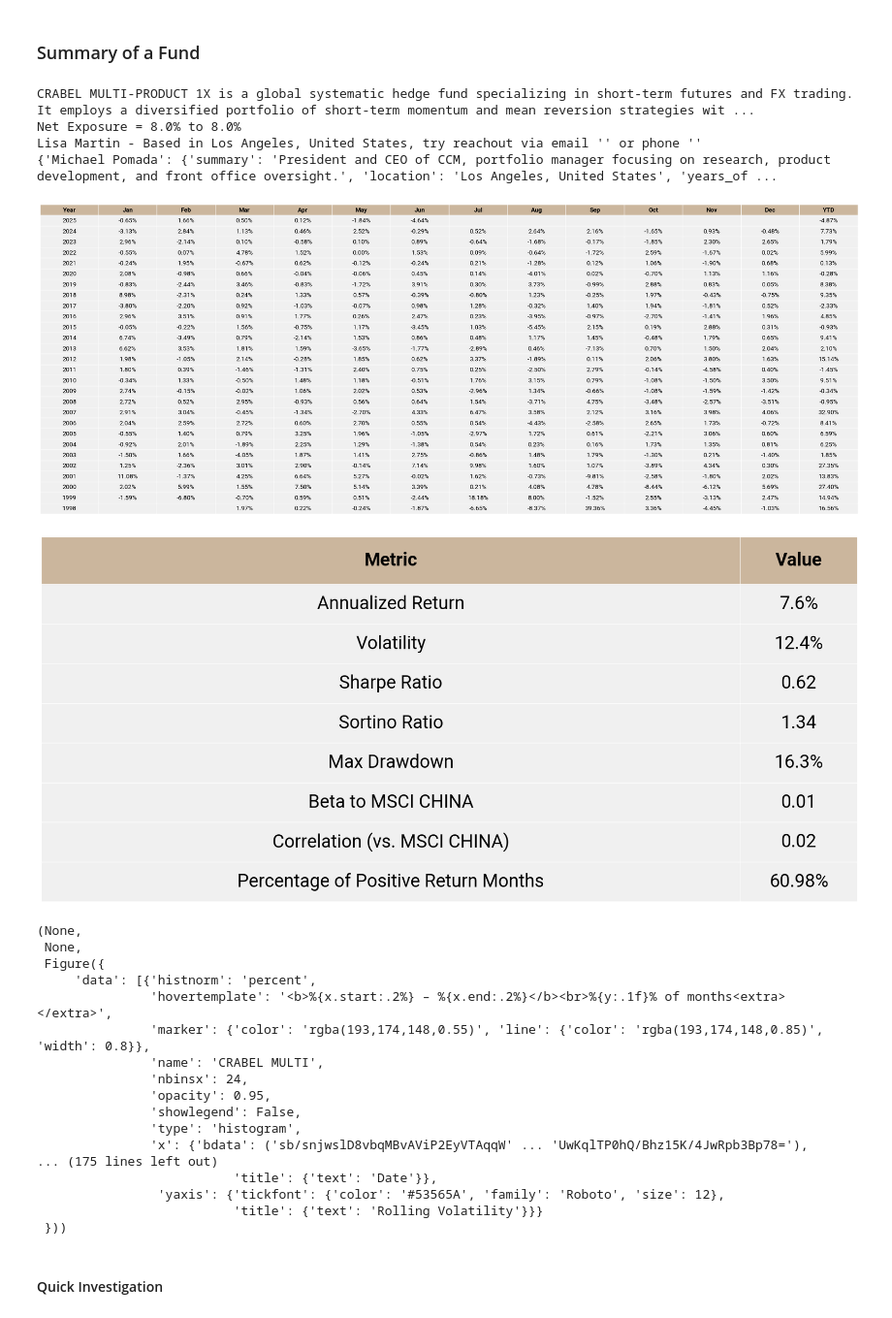
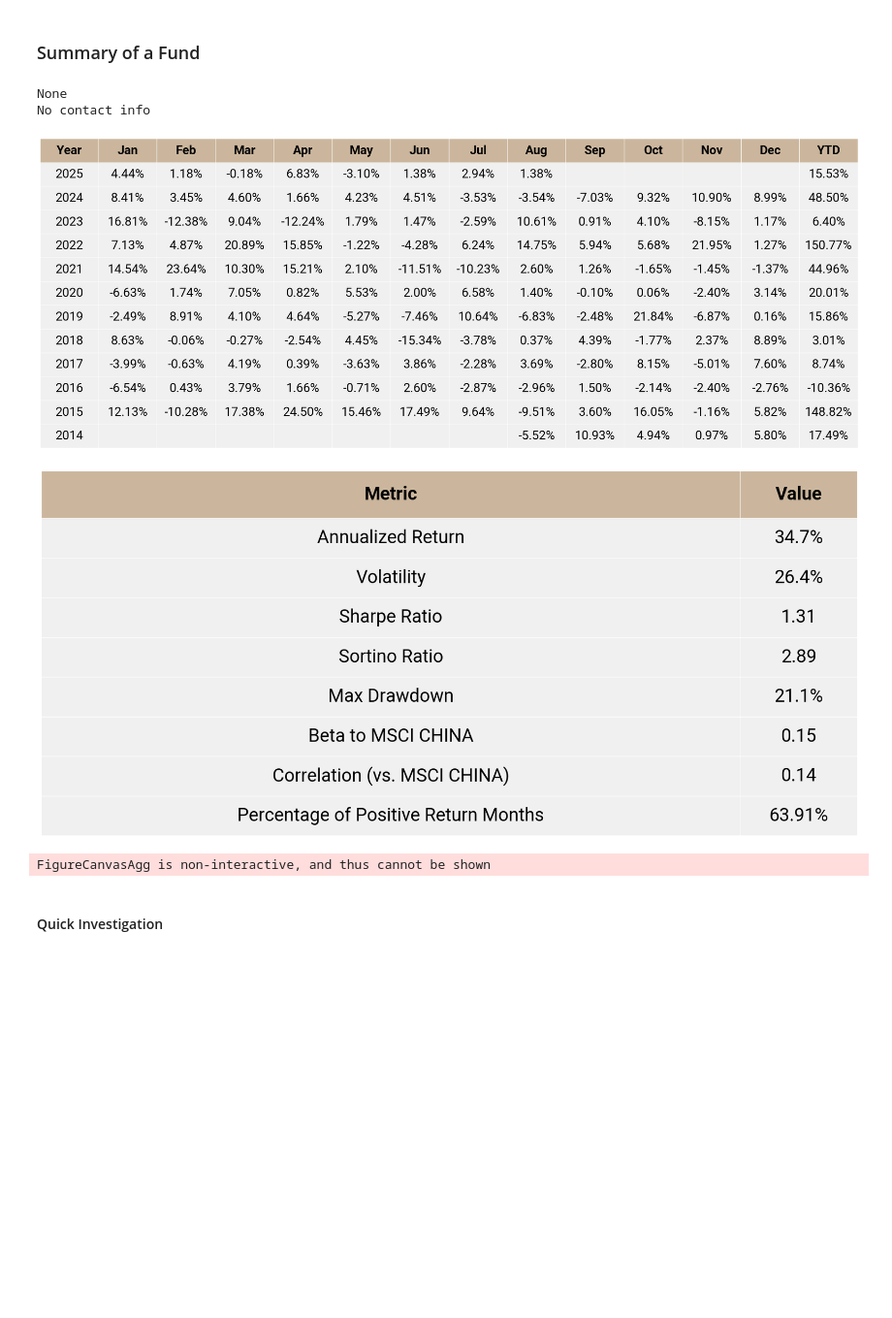
Before and after one commit to python-Marsh/fofproject, a Jupyter notebook: fund_workstation.ipynb, the cells around one changed output. Shown: that part at 97% size. Saved outputs shown, nothing was run; the diff lists cells and outputs as text; code cells hidden in the pictures; blank space fills up the shorter version.

```diff
--- a/fund_workstation.ipynb
+++ b/fund_workstation.ipynb
@@ -26,7 +23,7 @@ print(Funds)
 # %% [markdown]
 #### Load Data via .csv
 # %%
-funds = input_monthly_returns(r"RETURN DATA.csv")
+csv_fund = input_monthly_returns(r"RETURN DATA.csv")
 # %% [markdown]
 #### GPT Input Factsheet
 # %%
@@ -134,29 +121,11 @@ fig, corr_df, overlap_df = plot_fund_correlation_heatmap(funds_to_be_plot, metho
 # %%
-merged['CRABEL MULTI'].summary_of_a_fund(funds['MSCI CHINA'],language="en")
+funds['HAO'].summary_of_a_fund(benchmark_fund =funds['MSCI CHINA'],language="en")
 # %% [output]
-CRABEL MULTI-PRODUCT 1X is a global systematic hedge fund specializing in short-term futures and FX trading. It employs a diversified portfolio of short-term momentum and mean reversion strategies wit ...
-Net Exposure = 8.0% to 8.0%
-Lisa Martin - Based in Los Angeles, United States, try reachout via email '' or phone ''
-{'Michael Pomada': {'summary': 'President and CEO of CCM, portfolio manager focusing on research, product development, and front office oversight.', 'location': 'Los Angeles, United States', 'years_of ...
+None
+No contact info
-[figure, old version]
+[figure, new version]
 [figure]
-(None,
- None,
- Figure({
-     'data': [{'histnorm': 'percent',
-               'hovertemplate': '<b>%{x.start:.2%} – %{x.end:.2%}</b><br>%{y:.1f}% of months<extra></extra>',
-               'marker': {'color': 'rgba(193,174,148,0.55)', 'line': {'color': 'rgba(193,174,148,0.85)', 'width': 0.8}},
-               'name': 'CRABEL MULTI',
-               'nbinsx': 24,
-               'opacity': 0.95,
-               'showlegend': False,
-               'type': 'histogram',
-               'x': {'bdata': ('sb/snjwslD8vbqMBvAViP2EyVTAqqW' ... 'UwKqlTP0hQ/Bhz15K/4JwRpb3Bp78='),
-... (175 lines left out)
-                          'title': {'text': 'Date'}},
-                'yaxis': {'tickfont': {'color': '#53565A', 'family': 'Roboto', 'size': 12},
-                          'title': {'text': 'Rolling Volatility'}}}
- }))
+FigureCanvasAgg is non-interactive, and thus cannot be shown
 # %% [markdown]
 #### Quick Investigation
 # %%
```
Also changed, not shown: parts of 11 cells of this notebook, 6 other files.
